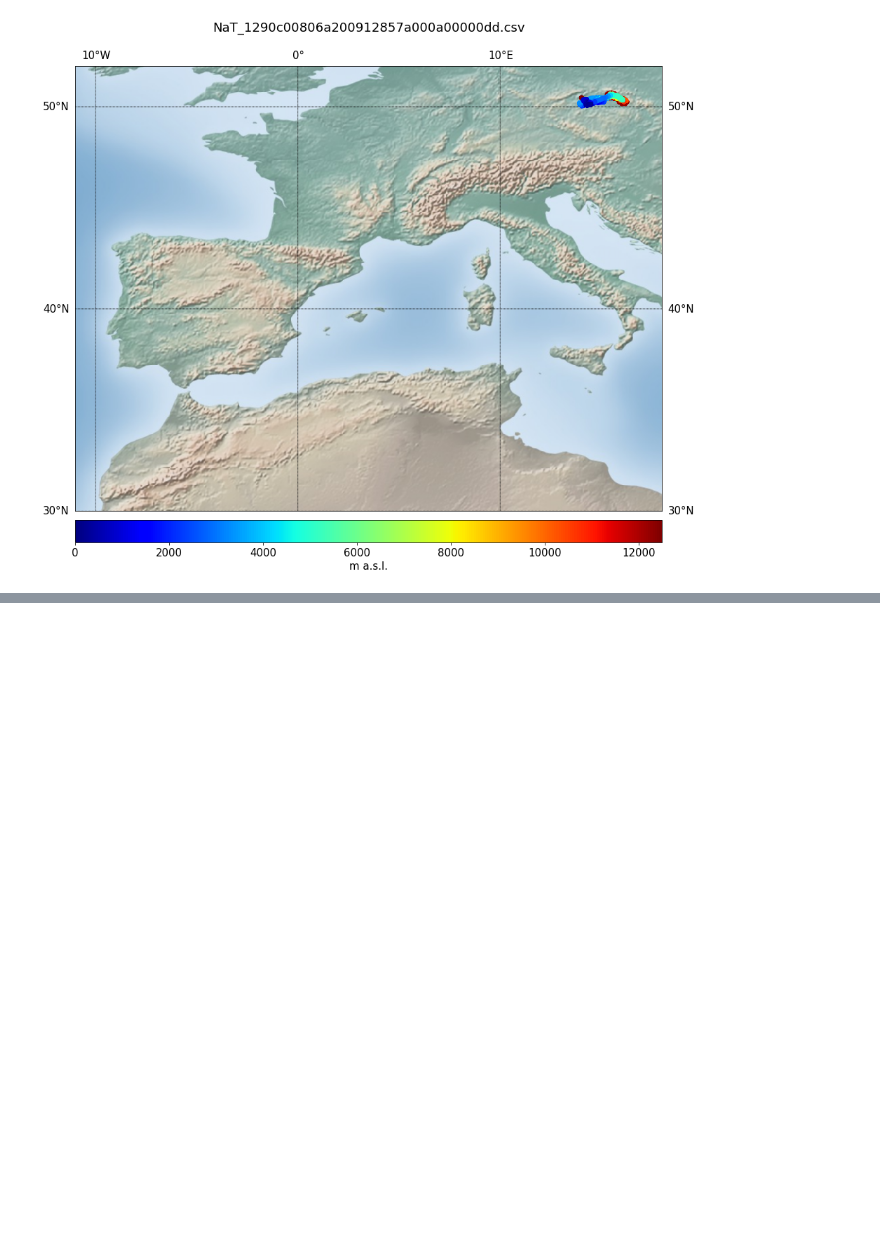
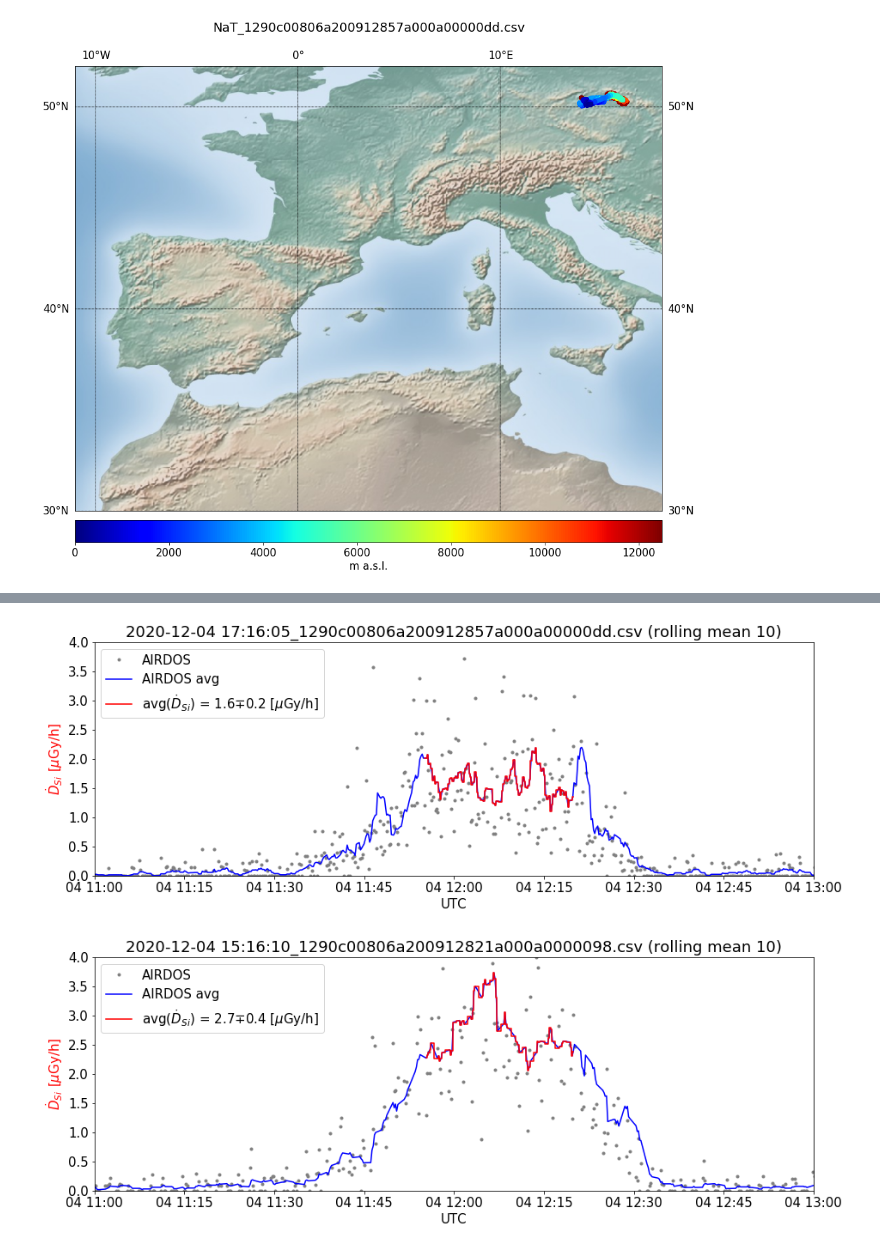
Before and after one commit to ODZ-UJF-AV-CR/AIRDOSG-parser, a Jupyter notebook: AIRDOS-G.ipynb, the cells around one changed output, grey strips where cells are left out. Drawn from its saved outputs; the diff is of its cells as text; code cells hidden in the pictures; blank space fills up the shorter version.

Commit message:
Graphs for Marek

```diff
--- a/AIRDOS-G.ipynb
+++ b/AIRDOS-G.ipynb
@@ -545,3 +545,71 @@ for f in glob.iglob("./output/*.csv"): # generator, search immediate subdirector
 # %% [output]
 <Figure size 1080x360 with 0 Axes>
 [figure]
+# %%
+matplotlib.rcParams.update({'font.size': 15})
+
+NOISE_LEVEL= 9     #  8 for DD, 9 for 98
+BASE_ENERGY = 3
+LAST_CHANNEL=254
+WINDOW = 10
+
+for f in glob.iglob("./output/*.csv"): # generator, search immediate subdirectories
+    plt.figure(figsize=(15,5))
+    plt.tight_layout()
+    xx = pd.read_csv(f)
+    xx['date'] = pd.to_datetime(xx['date'])
+    #xx.set_index('date', inplace = True)
+    #xx = xx.loc['2020-12-04 12:00:00':'2020-12-04 12:18:00']
+
+    s = f.split('/')
+    plt.title(s[len(s)-1] + ' (rolling mean ' + str(WINDOW) + ')')
+    print(s[len(s)-1][-6:])
+
+    # Deposited energy
+    e = pd.DataFrame()
+    e['Ch']=range(0,256)
+    e['ener'] = e.index * 0.038 + 0.105
+    xx['ener'] = (np.asarray(xx.iloc[:,NOISE_LEVEL:NOISE_LEVEL+253-8]) * np.asarray(e.loc[3:247,'ener'])).sum(axis=1)
+
+    print(s[len(s)-1])
+    print(xx.iloc[10:12,NOISE_LEVEL-3:NOISE_LEVEL+3])
+
+    # size of the chip (20 mm · 10 mm),
+    # the thickness of the depletion layer (0.3 mm),
+    # and the density of silicon (2.33 g cm^3)
+    # 0.1398e-3 kg
+    xx['dsi'] = ((1e6 * (1.602e-19 * xx['ener'] * 1e6)/0.1398e-3)/10.4) * 3600 # in uGy/h
+
+    xx['dsimean'] = xx['dsi'].rolling(WINDOW).mean()
+    #xx.dropna(how='any', inplace=True)
+
+    plt.plot(xx['date'], xx['dsi'], c='gray', linestyle='', marker='.', label='AIRDOS')
+    #plt.plot(xx['date'],xx['dsimean'],c='red', drawstyle='steps-mid', label='AIRDOS avg')
+    plt.plot(xx['date'],xx['dsimean'],c='blue', label='AIRDOS avg')
+
+    plt.ylim([0,4])
+    #plt.yscale('log')
+
+    plt.xlabel('UTC')
+    plt.ylabel(r'$\.D$$_S$$_i$ [$\mu$Gy/h]', color='red')
+
+    #plt.grid(b=True, which='major', color='grey', linestyle='-')
+    #plt.grid(b=True, which='minor', color='grey', linestyle='-')
+
+    dose = xx.copy()
+    dose.set_index('date', inplace=True)
+
+    # Calculation of doserate for given time period
+    dose = dose.loc['2020-12-04 11:55:00':'2020-12-04 12:20:00']
+
+
+    print('Window =', WINDOW * 10.4, '[s]' )
+    print('Mean Doserate from rolling mean values =', round(dose.dsimean.mean(), 2), '[\u03BCGy/h]' )
+    print('Mean Doserate =', round(dose.dsi.mean(), 2), '[\u03BCGy/h]' )
+    print('Standard deviation from rolling mean values =', round(dose.dsimean.std(), 2))
+    print()
+
+    plt.xlim(pd.to_datetime('2020-12-04 11:00:00'),pd.to_datetime('2020-12-04 13:00:00'))
+    plt.plot(dose.index,dose['dsimean'],c='red', drawstyle='steps-mid', label=r'avg($\.D$$_S$$_i$) = '+ str(round(dose.dsimean.mean(), 1)) + '$\mp$' + str(round(dose.dsimean.std(), 1)) + ' [$\mu$Gy/h]')
+    plt.legend(loc=2)
+# %% [output]
@@ -547,0 +635,2 @@ for f in glob.iglob("./output/*.csv"): # generator, search immediate subdirector
+[figure, added]
+[figure, added]
```
Also changed, not shown: parts of 2 cells of this notebook.
